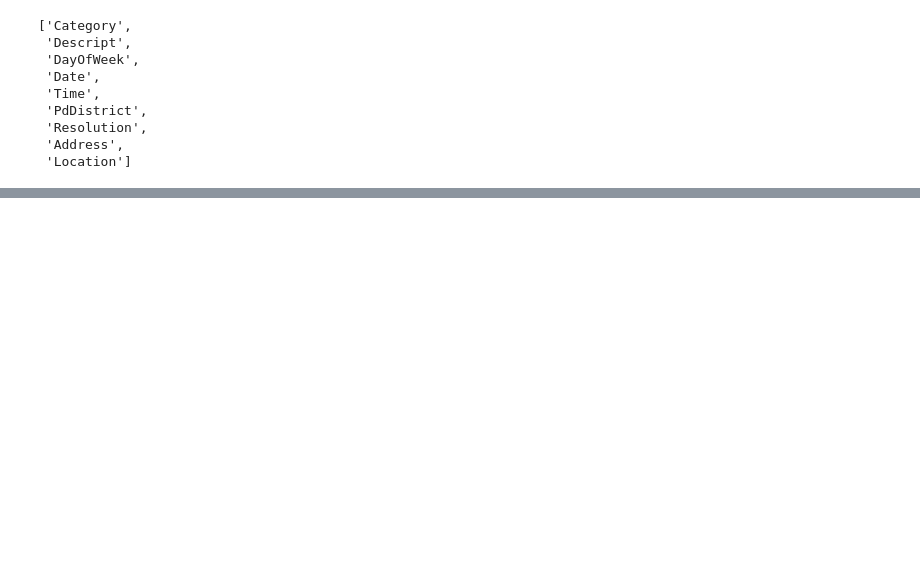
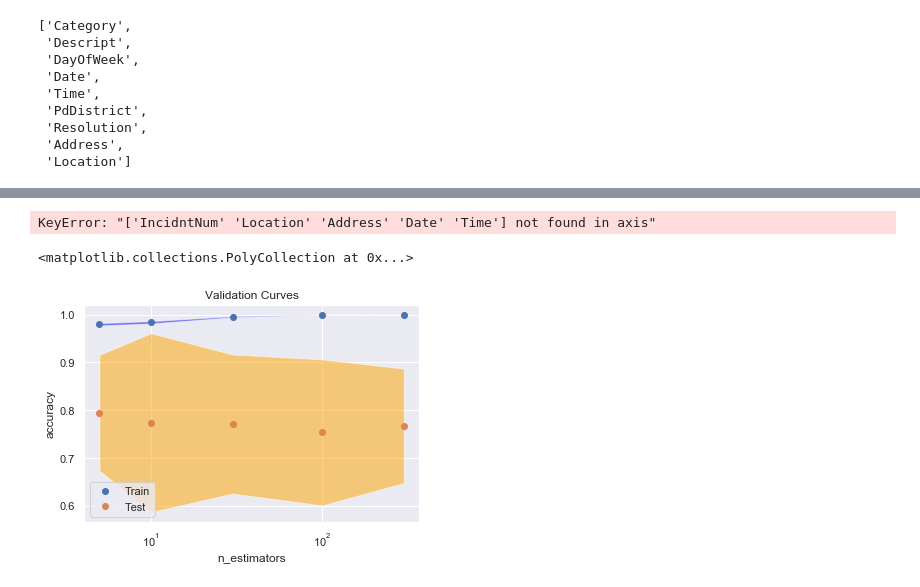
Before and after one commit to daericks/datasf, a Jupyter notebook: notebooks/initial_exploration-RandomForestClassifier.ipynb, the cells around one changed output, grey strips where cells are left out. Saved outputs shown, nothing was run; the diff lists cells and outputs as text; code cells hidden in the pictures; blank space fills up the shorter version.

```diff
--- a/notebooks/initial_exploration-RandomForestClassifier.ipynb
+++ b/notebooks/initial_exploration-RandomForestClassifier.ipynb
@@ -293,0 +434,34 @@ from sklearn.linear_model import LogisticRegressionCV
+# %%
+keep_cols = ['Category', 'Descript']
+df_desc = df[keep_cols].copy()
+df_desc.dropna()
+X, y, X_cols = make_Xy_RF(df_desc, ylabel='Category')
+model = RandomForestClassifier(n_estimators=100, n_jobs=-1)
+
+param_range=[5,10,30,100,300]
+train_scores_vc, test_scores_vc = \
+    validation_curve(estimator=model, X=X, y=y, param_name="n_estimators", param_range=param_range, \
+                     cv=10, n_jobs=-1, scoring='accuracy')
+# %% [output]
+KeyError: "['IncidntNum' 'Location' 'Address' 'Date' 'Time'] not found in axis"
+# %%
+train_scores_mean = np.mean(train_scores_vc, axis=1)
+train_scores_std = np.std(train_scores_vc, axis=1)
+test_scores_mean = np.mean(test_scores_vc, axis=1)
+test_scores_std = np.std(test_scores_vc, axis=1)
+
+ax = plt.figure()
+plt.plot(param_range,train_scores_mean,'o',label="Train")
+plt.plot(param_range,test_scores_mean,'o',label="Test")
+plt.xlabel("n_estimators")
+plt.ylabel("accuracy")
+plt.title("Validation Curves")
+plt.legend(loc="best")
+plt.xscale('log')
+plt.fill_between(param_range, train_scores_mean+train_scores_std, train_scores_mean-train_scores_std,
+                facecolor='blue', alpha=0.5)
+plt.fill_between(param_range, test_scores_mean+test_scores_std, test_scores_mean-test_scores_std,
+                facecolor='orange', alpha=0.5)
+# %% [output]
+<matplotlib.collections.PolyCollection at 0x...>
+[figure, added]
```
Also changed, not shown: parts of 15 cells of this notebook.
